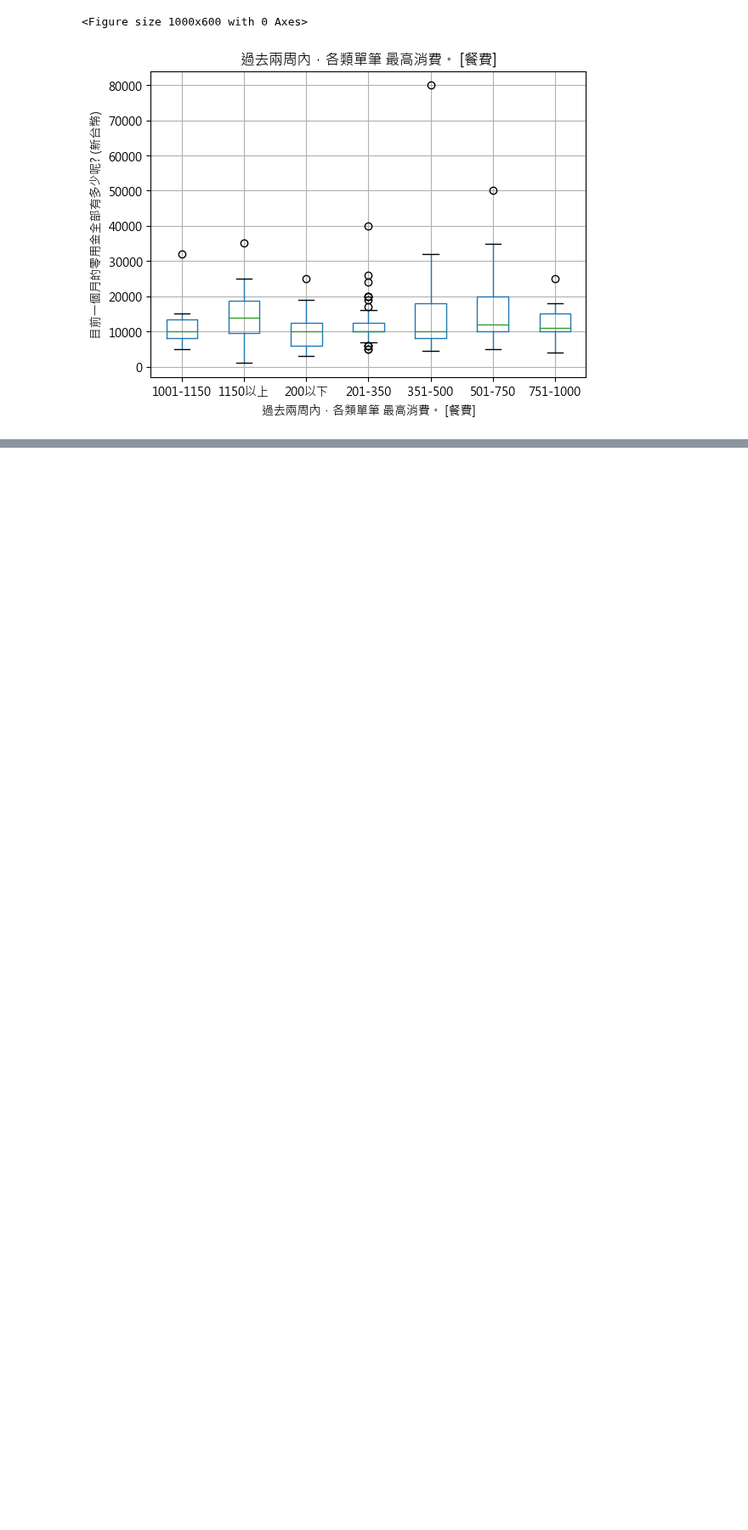
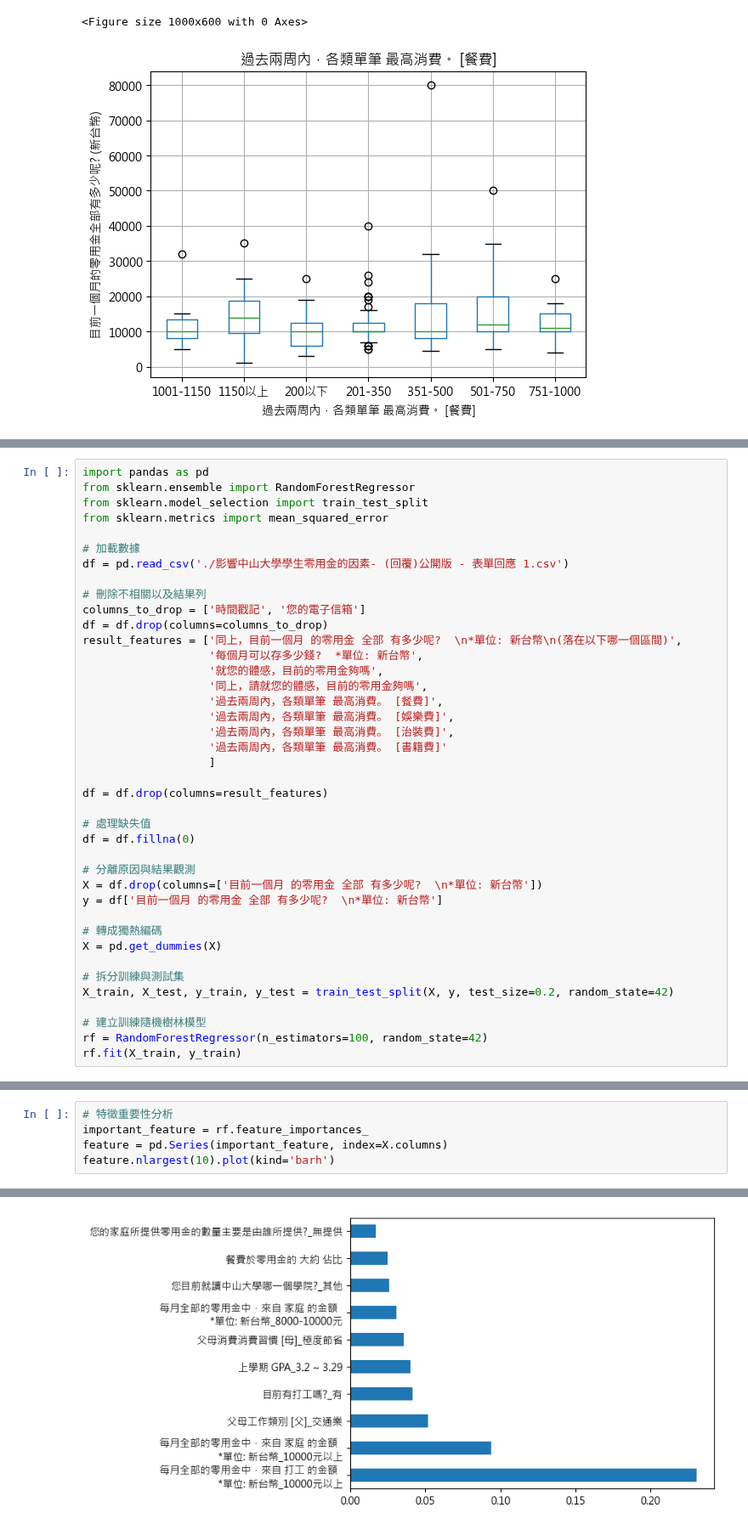
Before and after one commit to whats2000/coding-stuff-I-make-from-learning, a Jupyter notebook: Pythons/statistic/Pocket Money/PockerMoney.ipynb, the cells around one changed output, grey strips where cells are left out. Shown at 85% size. Cells and saved outputs as stored; diff of their text form; blank space fills up the shorter version.

```diff
--- a/Pythons/statistic/Pocket Money/PockerMoney.ipynb
+++ b/Pythons/statistic/Pocket Money/PockerMoney.ipynb
@@ -1224,0 +1248,40 @@ plt.show()
+# %%
+import pandas as pd
+from sklearn.ensemble import RandomForestRegressor
+from sklearn.model_selection import train_test_split
+from sklearn.metrics import mean_squared_error
+
+# 加載數據
+df = pd.read_csv('./影響中山大學學生零用金的因素- (回覆)公開版 - 表單回應 1.csv')
+
+# 刪除不相關以及結果列
+columns_to_drop = ['時間戳記', '您的電子信箱']
+df = df.drop(columns=columns_to_drop)
+result_features = ['同上，目前一個月 的零用金 全部 有多少呢?  \n*單位: 新台幣\n(落在以下哪一個區間)',
+                   '每個月可以存多少錢?  *單位: 新台幣',
+                   '就您的體感，目前的零用金夠嗎',
+                   '同上，請就您的體感，目前的零用金夠嗎',
+                   '過去兩周內，各類單筆 最高消費。 [餐費]',
+                   '過去兩周內，各類單筆 最高消費。 [娛樂費]',
+                   '過去兩周內，各類單筆 最高消費。 [治裝費]',
+                   '過去兩周內，各類單筆 最高消費。 [書籍費]'
+                   ]
+
+df = df.drop(columns=result_features)
+
+# 處理缺失值
+df = df.fillna(0)
+
+# 分離原因與結果觀測
+X = df.drop(columns=['目前一個月 的零用金 全部 有多少呢?  \n*單位: 新台幣'])
+y = df['目前一個月 的零用金 全部 有多少呢?  \n*單位: 新台幣']
+
+# 轉成獨熱編碼
+X = pd.get_dummies(X)
+
+# 拆分訓練與測試集
+X_train, X_test, y_train, y_test = train_test_split(X, y, test_size=0.2, random_state=42)
+
+# 建立訓練隨機樹林模型
+rf = RandomForestRegressor(n_estimators=100, random_state=42)
+rf.fit(X_train, y_train)
@@ -1224,0 +1314,6 @@ plt.show()
+# %%
+# 特徵重要性分析
+important_feature = rf.feature_importances_
+feature = pd.Series(important_feature, index=X.columns)
+feature.nlargest(10).plot(kind='barh')
+# %% [output]
@@ -1224,0 +1321 @@ plt.show()
+[figure, added]
```
Also changed, not shown: parts of 6 cells of this notebook.
